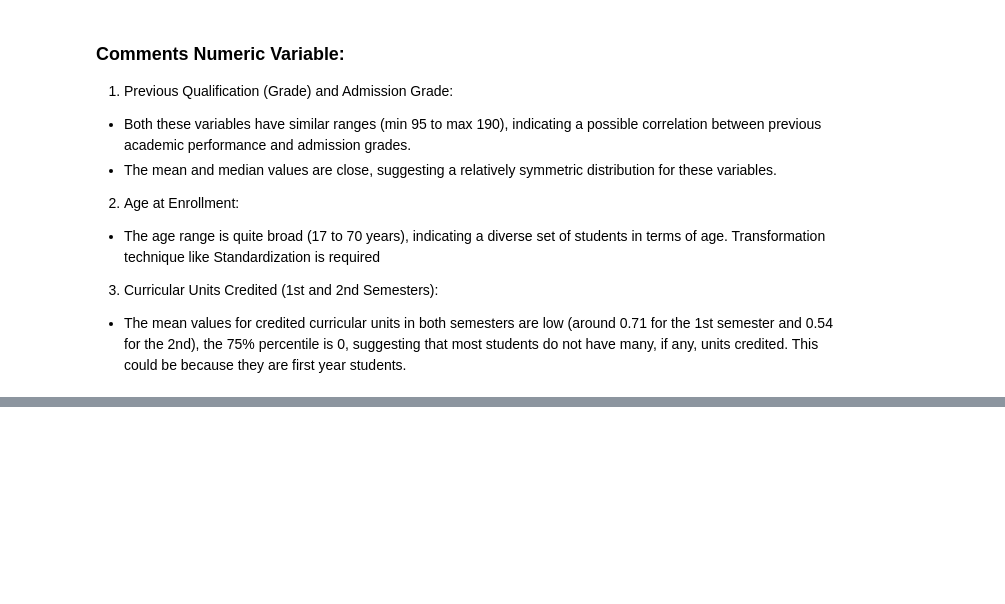
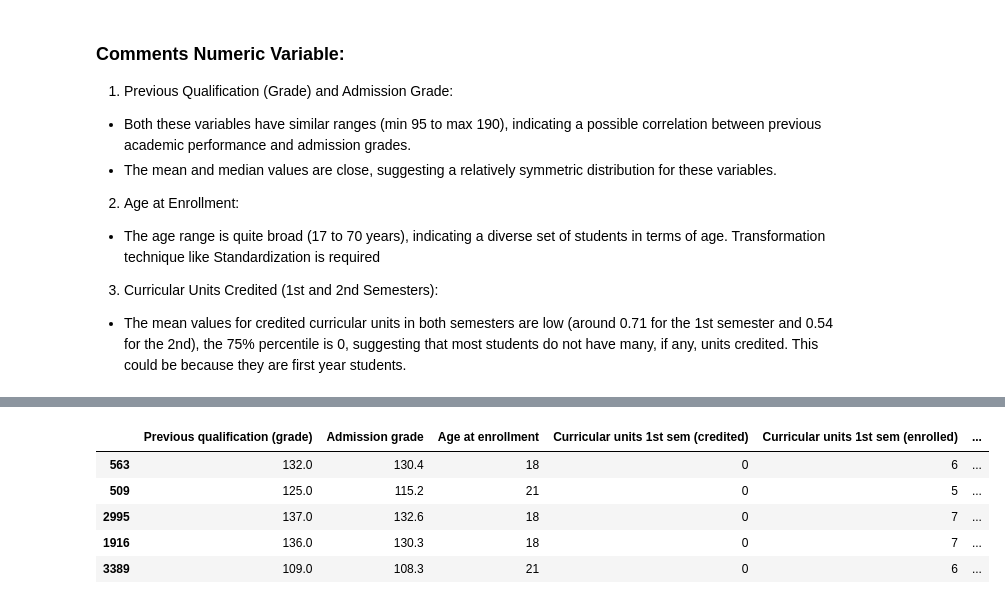
Before and after one commit to hchqin/Student_Success_Predict_Group15_Fork, a Jupyter notebook: src/data_analysis_EDA.ipynb, the cells around one changed output, grey strips where cells are left out. Cells and saved outputs as stored; diff of their text form; code cells hidden in the pictures; blank space fills up the shorter version.

```diff
--- a/src/data_analysis_EDA.ipynb
+++ b/src/data_analysis_EDA.ipynb
@@ -331,0 +368,9 @@ There's a notable number of students who are debtors (397) or whose tuition fees
+# %%
+numeric_subset.head()
+# %% [output]
+|  | Previous qualification (grade) | Admission grade | Age at enrollment | Curricular units 1st sem (credited) | Curricular units 1st sem (enrolled) | ... |
+| 563 | 132.0 | 130.4 | 18 | 0 | 6 | ... |
+| 509 | 125.0 | 115.2 | 21 | 0 | 5 | ... |
+| 2995 | 137.0 | 132.6 | 18 | 0 | 7 | ... |
+| 1916 | 136.0 | 130.3 | 18 | 0 | 7 | ... |
+| 3389 | 109.0 | 108.3 | 21 | 0 | 6 | ... |
```
Also changed, not shown: parts of 5 cells of this notebook.
